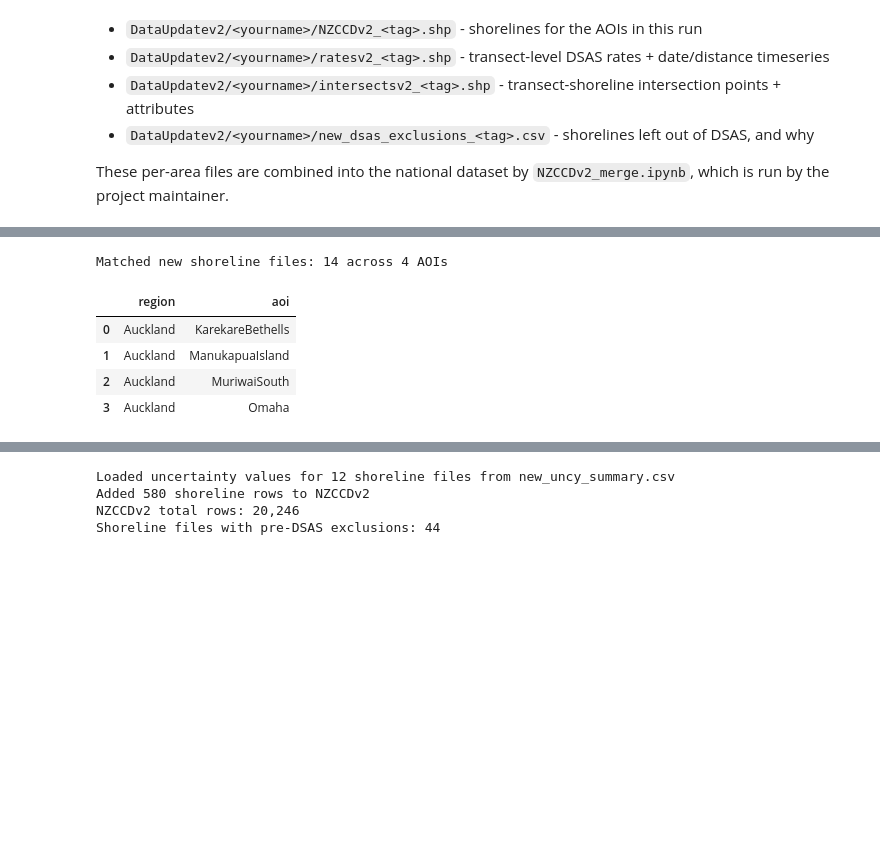
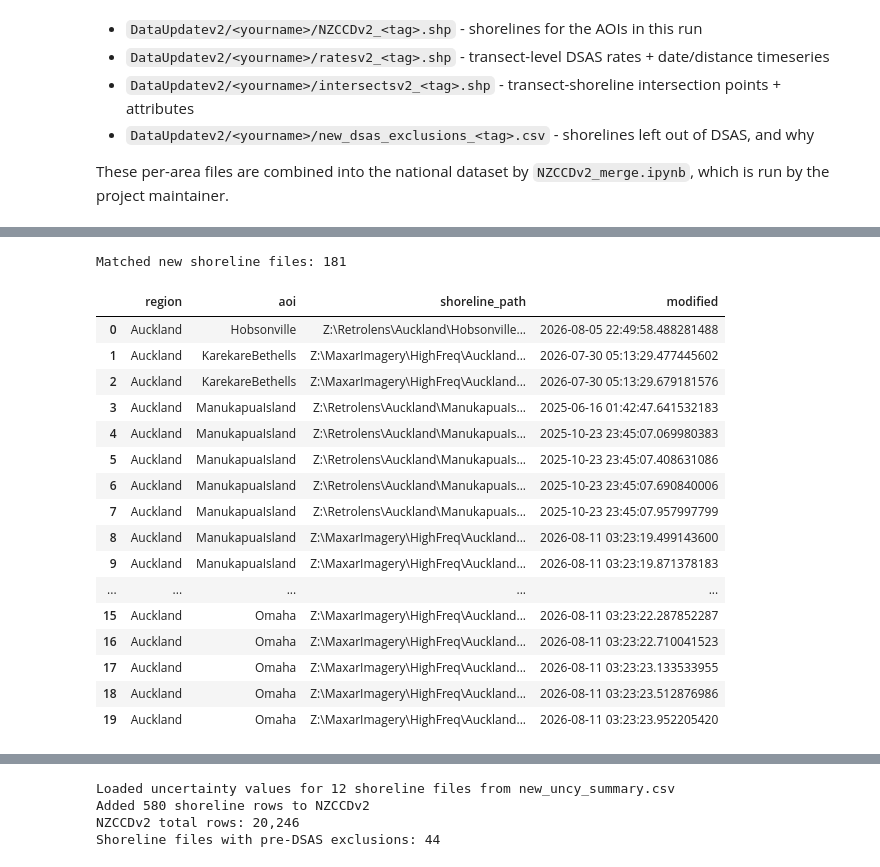
Before and after one commit to UoA-eResearch/retrolens, a Jupyter notebook: new_DSAS.ipynb, the cells around one changed output, grey strips where cells are left out. Drawn from its saved outputs; the diff is of its cells as text; code cells hidden in the pictures; blank space fills up the shorter version.

```diff
--- a/new_DSAS.ipynb
+++ b/new_DSAS.ipynb
@@ -38,7 +38,7 @@ SOURCE_DIR = Path("Data for testing")
 
 # EDIT TARGET SHORELINES HERE
 # See Part 6 of GETTING_STARTED.md; use the same RUN_OWNER and search criteria in all 3 notebooks.
-RUN_OWNER = "yourname"
+RUN_OWNER = "catriona"
 DATA_DIR = Path("DataUpdatev2") / RUN_OWNER
 DATA_DIR.mkdir(parents=True, exist_ok=True)
 V1_PATH = SOURCE_DIR / "NZCCDv1.shp"
@@ -48,9 +48,9 @@ UNCY_SUMMARY_PATH = DATA_DIR / "new_uncy_summary.csv"
 
 # The cutoff can be either a single date (e.g. "2024-07-18") or a date range as a
 # two-item tuple/list (e.g. ("2024-07-18", "2024-08-18")).
-cutoff_date = ("2024-07-18", "2026-07-01")
+cutoff_date = ("2024-07-18")
 search_roots = [Path(r"Z:\MaxarImagery\HighFreq"), Path(r"Z:\Retrolens")]
-search_mode = "region_in_date_range"  # 'date', 'aoi', 'aoi_in_date_range', 'region', or 'region_in_date_range'
+search_mode = "date"  # 'date', 'aoi', 'aoi_in_date_range', 'region', or 'region_in_date_range'
 target_aoi = "MedlandsBeach"
 target_region = "Auckland"
 
@@ -217,36 +218,51 @@ for root in search_roots:
         matches_date = _matches_date(modified, cutoff_start, cutoff_end)
 
         include = False
         if search_mode == 'date':
             include = matches_date
         elif search_mode == 'aoi':
             include = matches_aoi
         elif search_mode == 'aoi_in_date_range':
             include = matches_aoi and matches_date
         elif search_mode == 'region':
             include = matches_region
         elif search_mode == 'region_in_date_range':
             include = matches_region and matches_date
 
         if include:
             records.append({
                 'region': region,
                 'aoi': aoi,
                 'shoreline_path': str(shp),
                 'modified': modified,
             })
 
 new_shorelines = pd.DataFrame(records)
 if new_shorelines.empty:
     raise ValueError('No shoreline files matched the selected search criteria')
 
 new_shorelines = new_shorelines.sort_values(['region', 'aoi', 'modified']).reset_index(drop=True)
+target_aois = new_shorelines[['region', 'aoi']].drop_duplicates().reset_index(drop=True)
+
 print(f"Matched new shoreline files: {len(new_shorelines)}")
+print(f"Target AOIs for trimming NZCCDv1: {len(target_aois)}")
 new_shorelines.head(20)
 # %% [output]
-Matched new shoreline files: 14 across 4 AOIs
+Matched new shoreline files: 181
-|  | region | aoi |
-| 0 | Auckland | KarekareBethells |
-| 1 | Auckland | ManukapuaIsland |
-| 2 | Auckland | MuriwaiSouth |
-| 3 | Auckland | Omaha |
+|  | region | aoi | shoreline_path | modified |
+| 0 | Auckland | Hobsonville | Z:\Retrolens\Auckland\Hobsonville... | 2026-08-05 22:49:58.488281488 |
+| 1 | Auckland | KarekareBethells | Z:\MaxarImagery\HighFreq\Auckland... | 2026-07-30 05:13:29.477445602 |
+| 2 | Auckland | KarekareBethells | Z:\MaxarImagery\HighFreq\Auckland... | 2026-07-30 05:13:29.679181576 |
+| 3 | Auckland | ManukapuaIsland | Z:\Retrolens\Auckland\ManukapuaIs... | 2025-06-16 01:42:47.641532183 |
+| 4 | Auckland | ManukapuaIsland | Z:\Retrolens\Auckland\ManukapuaIs... | 2025-10-23 23:45:07.069980383 |
+| 5 | Auckland | ManukapuaIsland | Z:\Retrolens\Auckland\ManukapuaIs... | 2025-10-23 23:45:07.408631086 |
+| 6 | Auckland | ManukapuaIsland | Z:\Retrolens\Auckland\ManukapuaIs... | 2025-10-23 23:45:07.690840006 |
+| 7 | Auckland | ManukapuaIsland | Z:\Retrolens\Auckland\ManukapuaIs... | 2025-10-23 23:45:07.957997799 |
+| 8 | Auckland | ManukapuaIsland | Z:\MaxarImagery\HighFreq\Auckland... | 2026-08-11 03:23:19.499143600 |
+| 9 | Auckland | ManukapuaIsland | Z:\MaxarImagery\HighFreq\Auckland... | 2026-08-11 03:23:19.871378183 |
+| ... | ... | ... | ... | ... |
+| 15 | Auckland | Omaha | Z:\MaxarImagery\HighFreq\Auckland... | 2026-08-11 03:23:22.287852287 |
+| 16 | Auckland | Omaha | Z:\MaxarImagery\HighFreq\Auckland... | 2026-08-11 03:23:22.710041523 |
+| 17 | Auckland | Omaha | Z:\MaxarImagery\HighFreq\Auckland... | 2026-08-11 03:23:23.133533955 |
+| 18 | Auckland | Omaha | Z:\MaxarImagery\HighFreq\Auckland... | 2026-08-11 03:23:23.512876986 |
+| 19 | Auckland | Omaha | Z:\MaxarImagery\HighFreq\Auckland... | 2026-08-11 03:23:23.952205420 |
```
Also changed, not shown: parts of 4 cells of this notebook, 1 other file.
